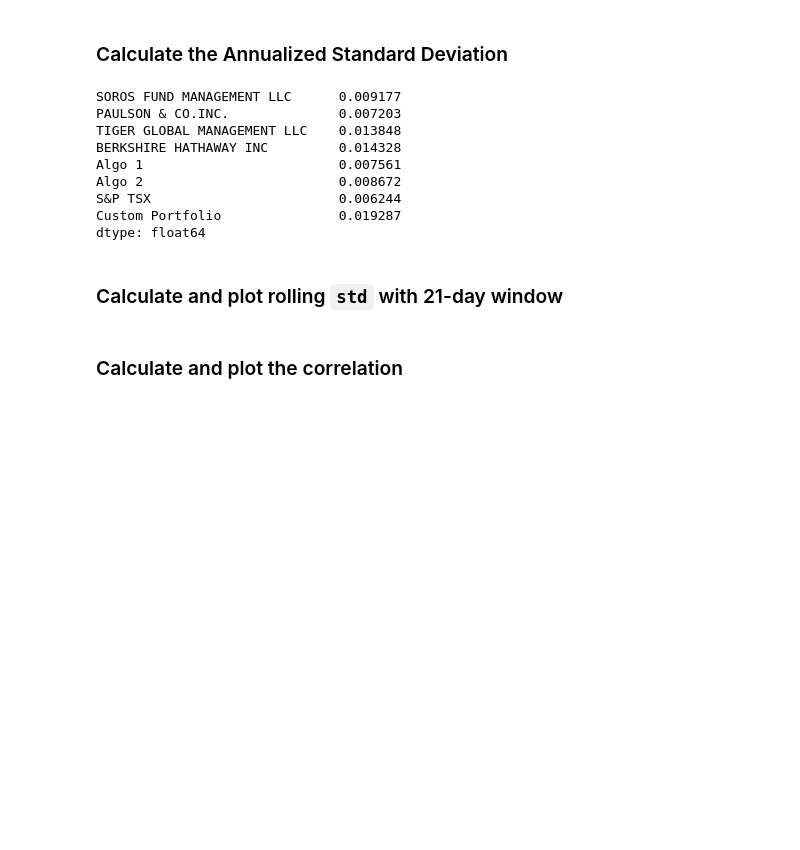
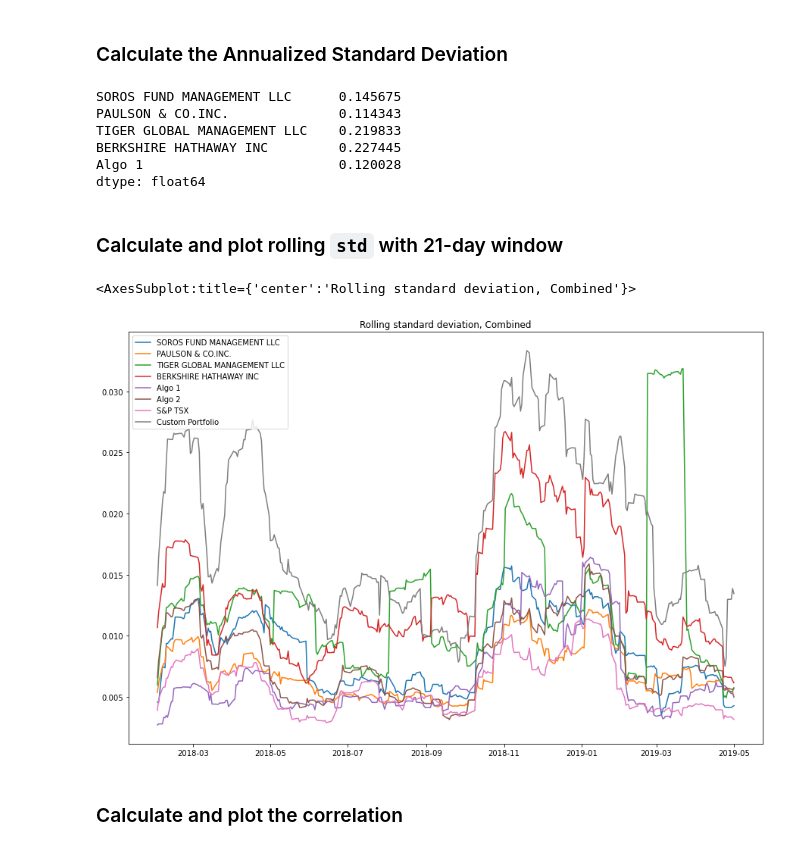
Before and after one commit to benjaminweymouth/a_whale_off_-the_portfolio, a Jupyter notebook: whale_analysis.ipynb, the cells around one changed output. Cells and saved outputs as stored; diff of their text form; code cells hidden in the pictures; blank space fills up the shorter version.

```diff
--- a/whale_analysis.ipynb
+++ b/whale_analysis.ipynb
@@ -764,15 +760,16 @@ custom_st_dev_series = custom_combined_df.std()
 
 #a series holding all the standard deviations
 custom_st_dev_series
+
+# Calculate the annualized standard deviation (252 trading days)
+custom_annualized_std = custom_st_dev_series * np.sqrt(252)
+custom_annualized_std.head()
 # %% [output]
-SOROS FUND MANAGEMENT LLC      0.009177
-PAULSON & CO.INC.              0.007203
-TIGER GLOBAL MANAGEMENT LLC    0.013848
-BERKSHIRE HATHAWAY INC         0.014328
-Algo 1                         0.007561
-Algo 2                         0.008672
-S&P TSX                        0.006244
-Custom Portfolio               0.019287
+SOROS FUND MANAGEMENT LLC      0.145675
+PAULSON & CO.INC.              0.114343
+TIGER GLOBAL MANAGEMENT LLC    0.219833
+BERKSHIRE HATHAWAY INC         0.227445
+Algo 1                         0.120028
 dtype: float64
 # %% [markdown]
 ### Calculate and plot rolling `std` with 21-day window
@@ -783,2 +776,9 @@ dtype: float64
+# %%
+# Calculate the rolling standard deviation for all portfolios using a 21-day window
+# Plot the rolling standard deviation
+custom_combined_df.rolling(window=21).std().plot(figsize=(15,10),title='Rolling standard deviation, Combined')
+# %% [output]
+<AxesSubplot:title={'center':'Rolling standard deviation, Combined'}>
+[figure, added]
 # %% [markdown]
 ### Calculate and plot the correlation
```
Also changed, not shown: parts of 9 cells of this notebook.
